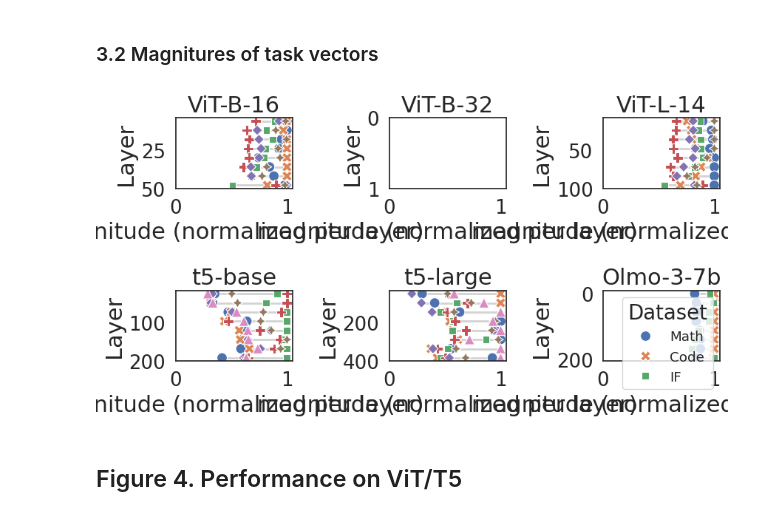
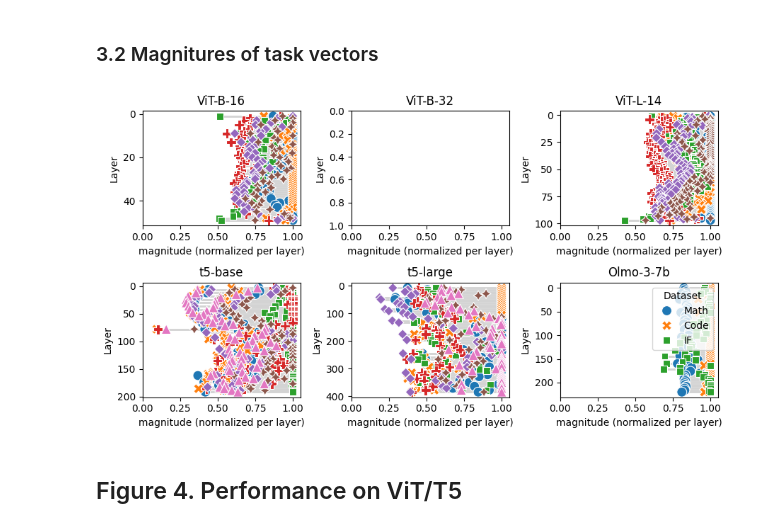
Before and after one commit to marawangamal/actmat, a Jupyter notebook: scripts/analysis.ipynb, the cells around one changed output. Drawn from its saved outputs; the diff is of its cells as text; code cells hidden in the pictures.

```diff
--- a/scripts/analysis.ipynb
+++ b/scripts/analysis.ipynb
@@ -175,7 +181,7 @@ import matplotlib.pyplot as plt
 df = pd.read_csv("../artifacts/csvs/magnitudes.csv")
 
 models = ["ViT-B-16", "ViT-B-32", "ViT-L-14", "t5-base", "t5-large", "Olmo-3-7b"]
-n_layers = 8
+n_layers = 50
 
 fig, axes = plt.subplots(2, 3, figsize=(9, 5))
 axes = axes.flatten()
@@ -202,34 +208,34 @@ for ax, model in zip(axes, models):
     ax.hlines(
         y=spans["layer_idx"],
         xmin=spans["min"],
         xmax=spans["max"],
         color="lightgray",
         linewidth=2,
         zorder=1,
     )
     sns.scatterplot(
         sub,
         x="magnitude",
         y="layer_idx",
         hue="dataset",
         style="dataset",
         s=100,
         zorder=2,
         ax=ax,
         legend=(ax is axes[-1]),
     )
     ax.set_xlim(0.0, 1.05)  # normalized, so cap just above 1
     ax.set_xlabel("magnitude (normalized per layer)")
     ax.set_ylabel("Layer")
     ax.set_title(model)
     ax.invert_yaxis()
 
 axes[-1].legend(title="Dataset", loc="upper right")
 
 plt.tight_layout()
 plt.show()
 # %% [output]
-[figure, old version]
+[figure, new version]
 # %% [markdown]
 ## Figure 4. Performance on ViT/T5
 # %%
```
Also changed, not shown: parts of 1 cell of this notebook, 50 other files.
